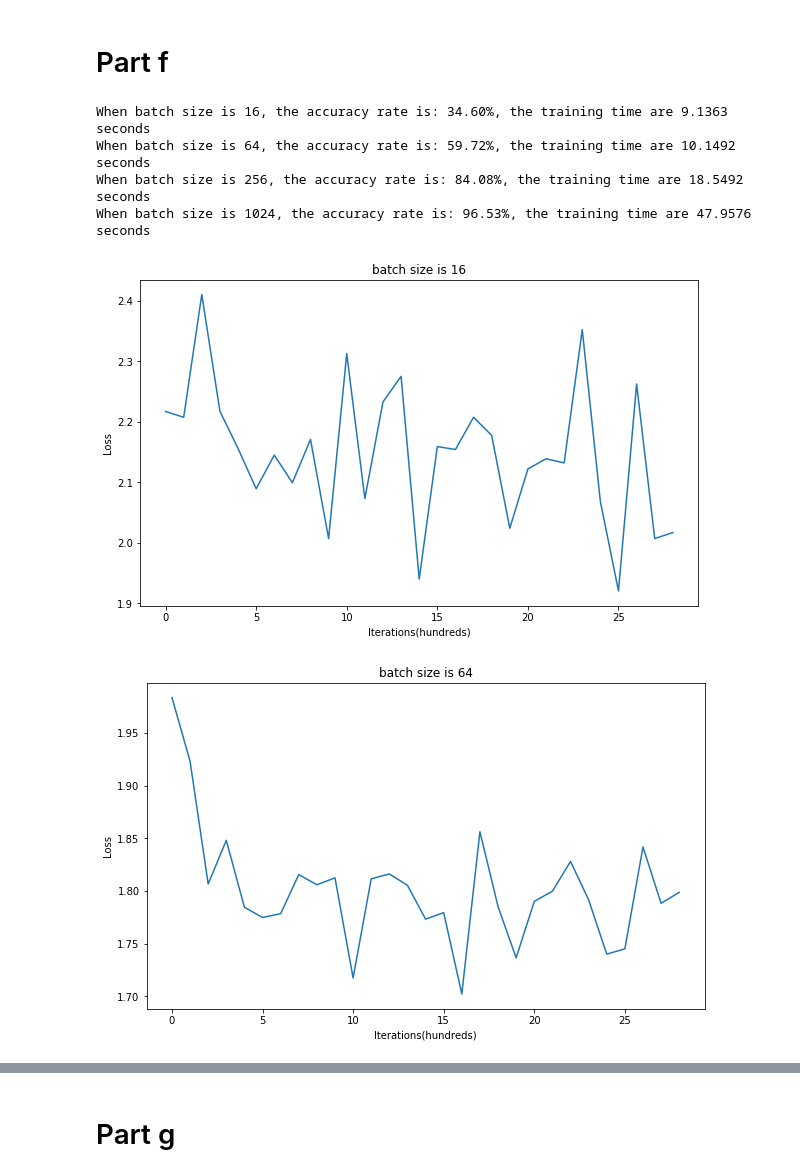
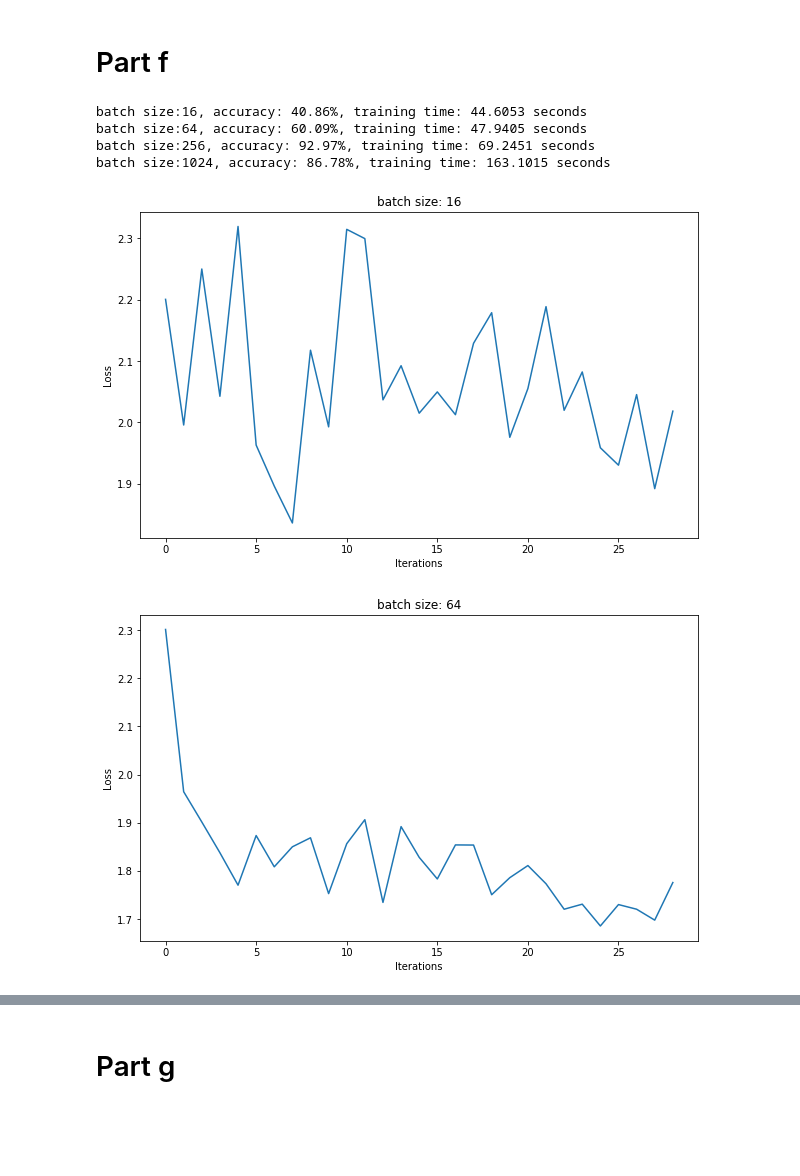
Before and after one commit to tank606/HW, a Jupyter notebook: HW2/HW2_1v1.ipynb, the cells around one changed output, grey strips where cells are left out. Saved outputs shown, nothing was run; the diff lists cells and outputs as text; code cells hidden in the pictures; blank space fills up the shorter version.

```diff
--- a/HW2/HW2_1v1.ipynb
+++ b/HW2/HW2_1v1.ipynb
@@ -165,8 +169,7 @@ def update_parameters(parameters, grads, learning_rate):
 batch_size_list = [16,64,256,1024]
 iterations = 3000
 # %%
-parameters = initialize_parameters(layers_dims)
-#print(parameters['W1'])
+parameters = initialize_parameters_zeros(layers_dims)
 grads = {}
 cost_list = []
 # %%
@@ -187,41 +197,28 @@ for j in range(len(batch_size_list)):
     batch_size = batch_size_list[j]
     cost_list = []
     grads = {}
-    parameters = initialize_parameters(layers_dims)
+    parameters = initialize_parameters_zeros(layers_dims)
     start_time = time.time()
     for i in range(iterations):
         input_x, input_y = mnist.train.next_batch(batch_size)
         hidden_x, cache_1 = linear_activation_forward(input_x, parameters['W1'], parameters['b1'],"relu")
-        #print(hidden_x.shape)
         output_x, cache_2 = linear_activation_forward(hidden_x, parameters['W2'], parameters['b2'],"sigmoid")
-        #print(output_x.shape)
         output_y = softmax(output_x)
-        #print(output_y[0])
         cost = cross_entropy(output_y,input_y)
-        #cost_list.append(cost)
-        #print('The cost is: ', cost)
         dAL = - (np.divide(input_y, output_y) - np.divide(1 - input_y, 1 - output_y));
-        #print(dA_prev.shape)
-
         grads["dA2"], grads["dW2"], grads["db2"] = linear_activation_backward(dAL, cache_2, "sigmoid")
         grads["dA1"], grads["dW1"], grads["db1"] = linear_activation_backward(grads["dA2"], cache_1, "relu")
-
-        # update parameters
         parameters = update_parameters(parameters, grads, lr)
 
-        # append each 100th cost to the cost list
-        #if (i + 1) % 100 == 0:
-         #   print("The cost after",i+1,"iterations is:",cost)
         if i % 100 == 0:
             cost_list.append(cost)
     use_time = time.time() - start_time
     accu = accuracy(mnist.test.images, parameters, mnist.test.labels)
-    print(f"When batch size is {batch_size}, the accuracy rate is: {accu:.2f}%, the training time are {use_time:.4f} seconds")
+    print(f"batch size:{batch_size}, accuracy: {accu:.2f}%, training time: {use_time:.4f} seconds")
 
-    # plot the cost curve
     plt.figure(j,figsize=(10, 6))
     plt.plot(cost_list)
-    plt.xlabel("Iterations(hundreds)")
+    plt.xlabel("Iterations")
     plt.ylabel("Loss")
-    plt.title(f"batch size is {batch_size}")
+    plt.title("batch size = %d" % batch_size)
 # %% [output]
@@ -273,52 +271,40 @@ for j in range(len(batch_size_list)):
     batch_size = batch_size_list[j]
     cost_list = []
     grads = {}
-    parameters = initialize_parameters(layers_dims)
+    parameters = initialize_parameters_zeros(layers_dims)
 
     vs, sqrs = initialize_adam_parameter(parameters)
     #print(vs)
     start_time = time.time()
 
     for i in range(1,iterations):
         input_x, input_y = mnist.train.next_batch(batch_size)
         hidden_x, cache_1 = linear_activation_forward(input_x, parameters['W1'], parameters['b1'],"relu")
-        #print(hidden_x.shape)
         output_x, cache_2 = linear_activation_forward(hidden_x, parameters['W2'], parameters['b2'],"sigmoid")
-        #print(output_x.shape)
         output_y = softmax(output_x)
-        #print(output_y[0])
         cost = cross_entropy(output_y,input_y)
-        #cost_list.append(cost)
-        #print('The cost is: ', cost)
         dAL = - (np.divide(input_y, output_y) - np.divide(1 - input_y, 1 - output_y));
-        #print(dA_prev.shape)
 
         grads["dA2"], grads["dW2"], grads["db2"] = linear_activation_backward(dAL, cache_2, "sigmoid")
         grads["dA1"], grads["dW1"], grads["db1"] = linear_activation_backward(grads["dA2"], cache_1, "relu")
-
-        # update parameters
         parameters, vs, sqrs = update_parameters_Adam(parameters, grads, lr, i, vs, sqrs)
 
-        # append each 100th cost to the cost list
-        #if (i + 1) % 100 == 0:
-         #   print("The cost after",i+1,"iterations is:",cost)
         if i % 100 == 0:
             cost_list.append(cost)
 
     use_time = time.time() - start_time
     accu = accuracy(mnist.test.images, parameters, mnist.test.labels)
-    print(f"When batch size is {batch_size}, the accuracy rate is: {accu:.2f}%, the training time are {use_time:.4f} seconds")
+    print(f"batch size:{batch_size}, accuracy: {accu:.2f}%, training time: {use_time:.4f} seconds")
 
-    # plot the cost curve
     plt.figure(j,figsize=(10, 6))
     plt.plot(cost_list)
-    plt.xlabel("Iterations(hundreds)")
+    plt.xlabel("Iterations")
     plt.ylabel("Loss")
-    plt.title(f"batch size is {batch_size}")
+    plt.title(f"batch size: {batch_size}")
 # %% [output]
-When batch size is 16, the accuracy rate is: 34.60%, the training time are 9.1363 seconds
-When batch size is 64, the accuracy rate is: 59.72%, the training time are 10.1492 seconds
-When batch size is 256, the accuracy rate is: 84.08%, the training time are 18.5492 seconds
-When batch size is 1024, the accuracy rate is: 96.53%, the training time are 47.9576 seconds
+batch size:16, accuracy: 40.86%, training time: 44.6053 seconds
+batch size:64, accuracy: 60.09%, training time: 47.9405 seconds
+batch size:256, accuracy: 92.97%, training time: 69.2451 seconds
+batch size:1024, accuracy: 86.78%, training time: 163.1015 seconds
-[figure, old version]
+[figure, new version]
-[figure, old version]
+[figure, new version]
```
Also changed, not shown: parts of 27 cells of this notebook.
